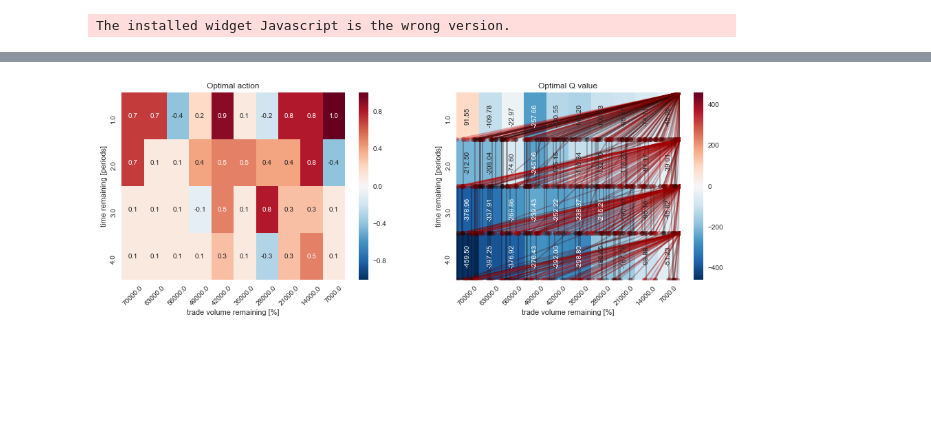
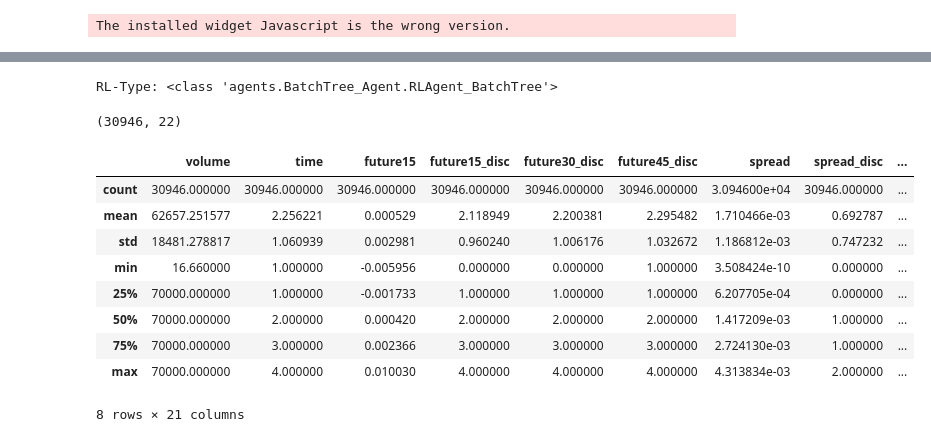
Before and after one commit to axelperschmann/orderbook_agent, a Jupyter notebook: orderbook_agent/notebooks/3_RL_forward_implementation_fittetQ_Trees.ipynb, the cells around one changed output, grey strips where cells are left out. Drawn from its saved outputs; the diff is of its cells as text; code cells hidden in the pictures; blank space fills up the shorter version.

```diff
--- a/orderbook_agent/notebooks/3_RL_forward_implementation_fittetQ_Trees.ipynb
+++ b/orderbook_agent/notebooks/3_RL_forward_implementation_fittetQ_Trees.ipynb
@@ -80,6 +81,7 @@ hist = load_and_preprocess_historyfiles(files=histfiles)
 hist['future15_disc'] = pd.cut(hist.future15, bins=[-np.inf, -0.005, -0.001, 0.001, 0.005, np.inf], labels=False)
 hist['future30_disc'] = pd.cut(hist.future30, bins=[-np.inf, -0.005, -0.001, 0.001, 0.005, np.inf], labels=False)
 hist['future45_disc'] = pd.cut(hist.future45, bins=[-np.inf, -0.005, -0.001, 0.001, 0.005, np.inf], labels=False)
+hist['spread_disc'] = pd.cut(hist.spread, bins=[0, 1, 2, np.inf], labels=False)
 display(hist.iloc[1021:1025,:])
 # %% [output]
 |  | baseVolume | high24hr | highestBid | last | low24hr | lowestAsk | percentChange | quoteVolume | spread | ... |
@@ -109,6 +111,7 @@ for window in tqdm_notebook(data):
         for lookahead in [15,30,45]:
             ob.features["future{}".format(lookahead)] = market_features['future{}'.format(lookahead)][-1]
             ob.features["future{}_disc".format(lookahead)] = market_features['future{}_disc'.format(lookahead)][-1]
+        ob.features['spread_disc'] = market_features['spread_disc'][-1]
 # %% [output]
 2016-11-08T10:00
 20
@@ -208,4 +215,0 @@ agent.samples
-# %%
-agent.heatmap_Q(show_traces=True)
-# %% [output]
-[figure, removed]
@@ -213,0 +216,49 @@ agent15.save(outfile='agent15.json', outfile_samples='agent15.csv')
+# %%
+agent_FW = train_BatchTree_fromSamples(agent.samples, V=70000, T=4, consume='cash', period_length=15,
+                                   actions=actions, state_variables=['volume', 'time'], limit_base='agression')
+# %% [output]
+RL-Type: <class 'agents.BatchTree_Agent.RLAgent_BatchTree'>
+# %%
+def addMarketFeatures_toSamples(samples_df, hist, state_variables,
+                                market_features, period_length=15):
+    df = samples_df.copy()
+
+    for i, f in tqdm(enumerate(market_features)):
+        #
+        f_n = "{}_n".format(f)
+        if f in df.columns:
+            df.drop(f, inplace=True, axis=1)
+        if f_n in df.columns:
+            df.drop(f_n, inplace=True, axis=1)
+
+        df.insert(loc=2+i, column=f, value=df.timestamp.map(hist[f]),
+                 allow_duplicates=True)
+        df.insert(loc=df.shape[1],
+                  column=f_n,
+                  allow_duplicates=True,
+                  value=(df.timestamp+pd.Timedelta(minutes=period_length)).map(hist[f]))
+        if f not in state_variables:
+            state_variables.append(f)
+
+        if f in ['high24hr', 'low24hr', 'spread']:
+            df[f] = df[f] / df.initial_center
+            df[f_n] = df[f_n] / df.initial_center
+
+    return df
+
+df2 = addMarketFeatures_toSamples(samples_df=agent.samples, hist=hist, state_variables=['time', 'volume'],
+                                 market_features=['future15', 'future15_disc', 'future30_disc', 'future45_disc', 'spread', 'spread_disc'])
+print(df2.shape)
+display(df2.describe())
+# %% [output]
+(30946, 22)
+|  | volume | time | future15 | future15_disc | future30_disc | future45_disc | spread | spread_disc | ... |
+| count | 30946.000000 | 30946.000000 | 30946.000000 | 30946.000000 | 30946.000000 | 30946.000000 | 3.094600e+04 | 30946.000000 | ... |
+| mean | 62657.251577 | 2.256221 | 0.000529 | 2.118949 | 2.200381 | 2.295482 | 1.710466e-03 | 0.692787 | ... |
+| std | 18481.278817 | 1.060939 | 0.002981 | 0.960240 | 1.006176 | 1.032672 | 1.186812e-03 | 0.747232 | ... |
+| min | 16.660000 | 1.000000 | -0.005956 | 0.000000 | 0.000000 | 1.000000 | 3.508424e-10 | 0.000000 | ... |
+| 25% | 70000.000000 | 1.000000 | -0.001733 | 1.000000 | 1.000000 | 1.000000 | 6.207705e-04 | 0.000000 | ... |
+| 50% | 70000.000000 | 2.000000 | 0.000420 | 2.000000 | 2.000000 | 2.000000 | 1.417209e-03 | 1.000000 | ... |
+| 75% | 70000.000000 | 3.000000 | 0.002366 | 3.000000 | 3.000000 | 3.000000 | 2.724130e-03 | 1.000000 | ... |
+| max | 70000.000000 | 4.000000 | 0.010030 | 4.000000 | 4.000000 | 4.000000 | 4.313834e-03 | 2.000000 | ... |
+8 rows × 21 columns
```
Also changed, not shown: parts of 10 cells of this notebook, 1 other file.
